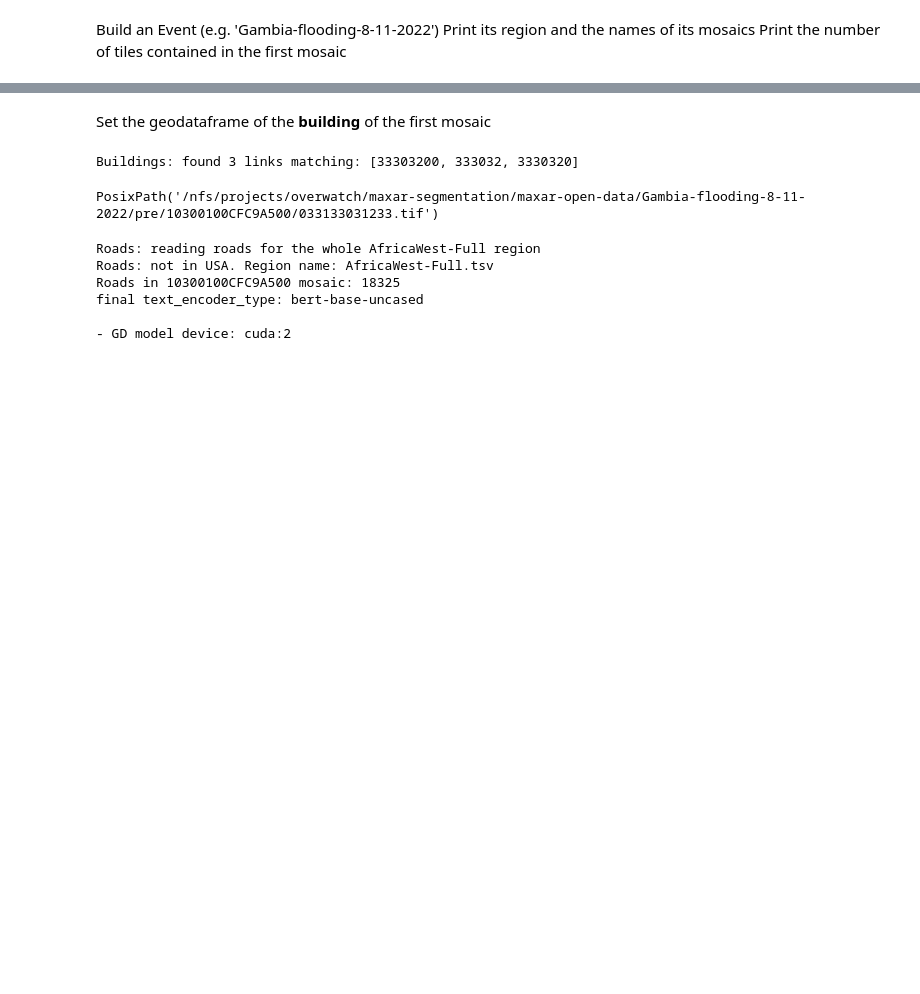
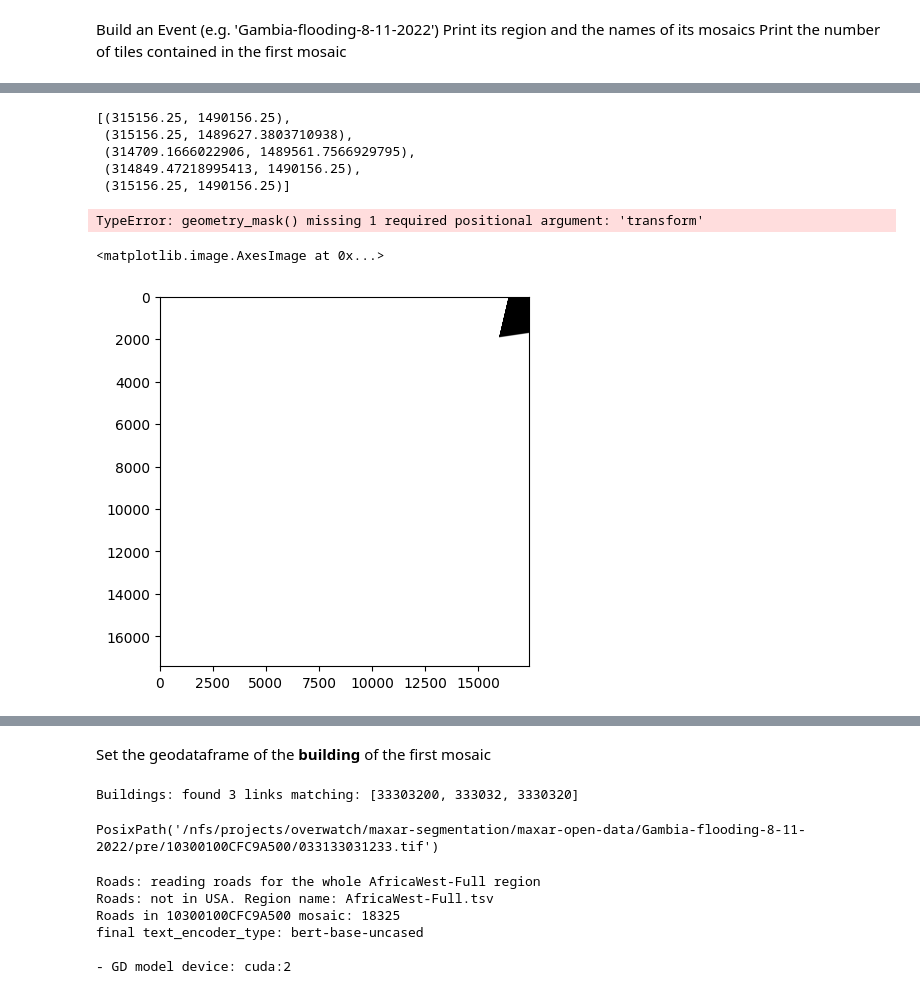
Before and after one commit to JacopoLungo/maxarSrc, a Jupyter notebook: notebooks/main_tests/main_test_glbl.ipynb, the cells around one changed output, grey strips where cells are left out. Drawn from its saved outputs; the diff is of its cells as text; code cells hidden in the pictures; blank space fills up the shorter version.

```diff
--- a/notebooks/main_tests/main_test_glbl.ipynb
+++ b/notebooks/main_tests/main_test_glbl.ipynb
@@ -83,0 +164,8 @@ Number of tiles: 18
+# %%
+list(dataset.tile_aoi.exterior.coords)
+# %% [output]
+[(315156.25, 1490156.25),
+ (315156.25, 1489627.3803710938),
+ (314709.1666022906, 1489561.7566929795),
+ (314849.47218995413, 1490156.25),
+ (315156.25, 1490156.25)]
@@ -83,0 +174,10 @@ Number of tiles: 18
+# %%
+from rasterio.features import geometry_mask
+mask = geometry_mask([dataset.tile_aoi], out_shape=canvas.shape, invert=False)
+# %% [output]
+TypeError: geometry_mask() missing 1 required positional argument: 'transform'
+# %%
+plt.imshow(mask, cmap='gray')
+# %% [output]
+<matplotlib.image.AxesImage at 0x...>
+[figure, added]
```
Also changed, not shown: parts of 18 cells of this notebook, 1 other file.
